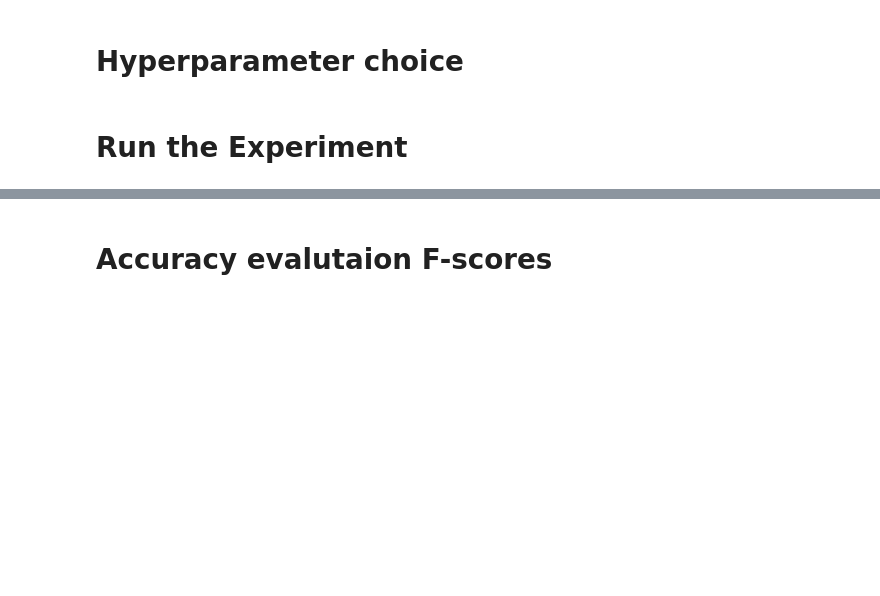
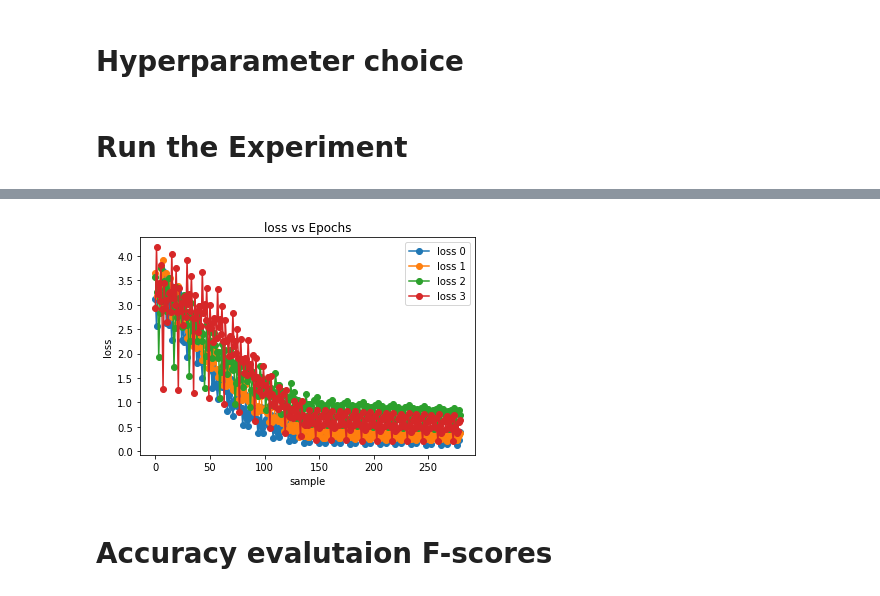
Before and after one commit to aim56009/AI-MA_project, a Jupyter notebook: Masterproject_final_tensor_version.ipynb, the cells around one changed output, grey strips where cells are left out. Drawn from its saved outputs; the diff is of its cells as text; code cells hidden in the pictures; blank space fills up the shorter version.

```diff
--- a/Masterproject_final_tensor_version.ipynb
+++ b/Masterproject_final_tensor_version.ipynb
@@ -320,6 +320,10 @@ class UNET(nn.Module):
 
         return x
 # %%
+loss_0 = []
+loss_1 = []
+loss_2 = []
+loss_3 = []
 class MusicNetwork(nn.Module):
 
     def __init__(self, network_type,output_dim=88, hidden_dim=300, rnn_depth=1, cell_type="GRU"):
@@ -336,6 +340,8 @@ class MusicNetwork(nn.Module):
         self.top_layer_voice_2 = nn.Linear(hidden_dim, self.n_out)
         self.top_layer_voice_3 = nn.Linear(hidden_dim, self.n_out)
         self.loss = nn.CrossEntropyLoss(reduction="mean")                       # use weight parameters maybe take 1/88
+
+
 
     def compute_outputs(self, sentences, sentences_len):
         if self.network_type == "RNN":
@@ -374,11 +380,16 @@ class MusicNetwork(nn.Module):
 
 
         if nbr_voices==4:
-            loss = self.loss(score_0, v0) +  self.loss(score_1, v1) +  self.loss(score_2, v2) + self.loss(score_3, v3)
-            print("self.loss(score_0, v0)",self.loss(score_0, v0))
-            print("self.loss(score_0, v1)",self.loss(score_1, v1))
-            print("self.loss(score_0, v2)",self.loss(score_2, v2))
-            print("self.loss(score_2, v3)",self.loss(score_3, v3))
+            loss = self.loss(score_0, v0) +  self.loss(score_1, v1) +  self.loss(score_2, v2) + 1.5* self.loss(score_3, v3)
+
+            loss_0.append(self.loss(score_0, v0).cpu().detach().numpy())
+            loss_1.append(self.loss(score_1, v1).cpu().detach().numpy())
+            loss_2.append(self.loss(score_2, v2).cpu().detach().numpy())
+            loss_3.append(self.loss(score_3, v3).cpu().detach().numpy())
+            print("self.loss(score_0, v0)",self.loss(score_0, v0).cpu().detach().numpy())
+            print("self.loss(score_0, v1)",self.loss(score_1, v1).cpu().detach().numpy())
+            print("self.loss(score_0, v2)",self.loss(score_2, v2).cpu().detach().numpy())
+            print("self.loss(score_2, v3)",self.loss(score_3, v3).cpu().detach().numpy())
             print("loss",loss)
         else:
             loss = self.loss(score_0, v0) + self.loss(score_1, v1) + self.loss(score_2, v2)
@@ -730,4 +741,17 @@ Train Loss: 0.6497065727325047, Train Accuracy : 0.9965528079108674
 Adjusting learning rate of group 0 to 1.0000e-06.
+# %%
+plt.plot(loss_0,'-o')
+plt.plot(loss_1,'-o')
+plt.plot(loss_2,'-o')
+plt.plot(loss_3,'-o')
+plt.xlabel('sample')
+plt.ylabel('loss')
+plt.legend(['loss 0','loss 1','loss 2','loss 3'])
+plt.title('loss vs Epochs')
+
+plt.show()
+# %% [output]
+[figure, added]
 # %% [markdown]
 # Accuracy evalutaion F-scores
 # %% [markdown]
```
Also changed, not shown: parts of 13 cells of this notebook.
